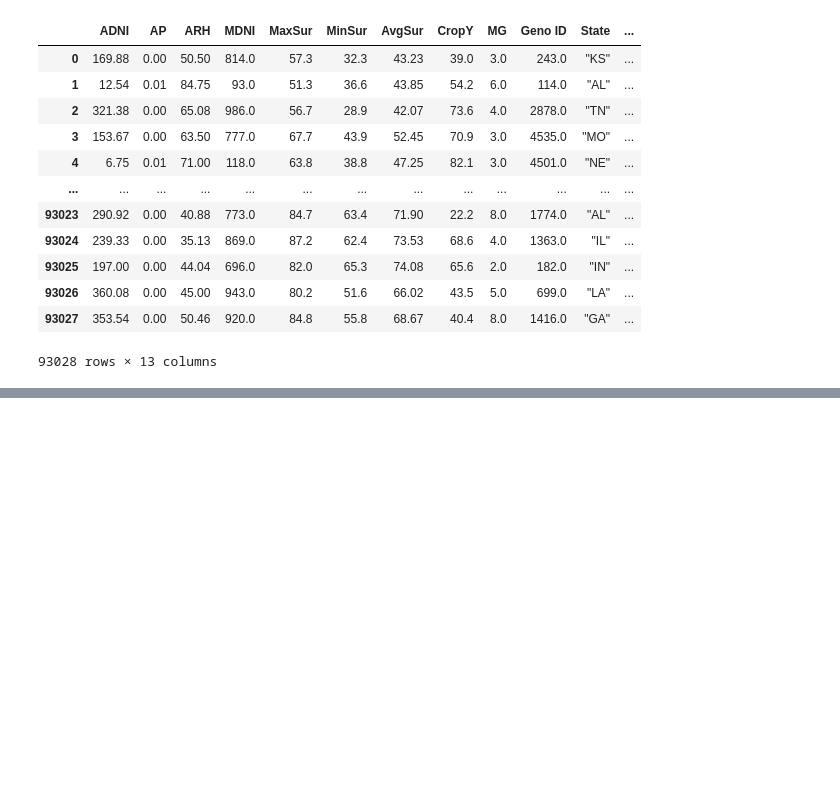
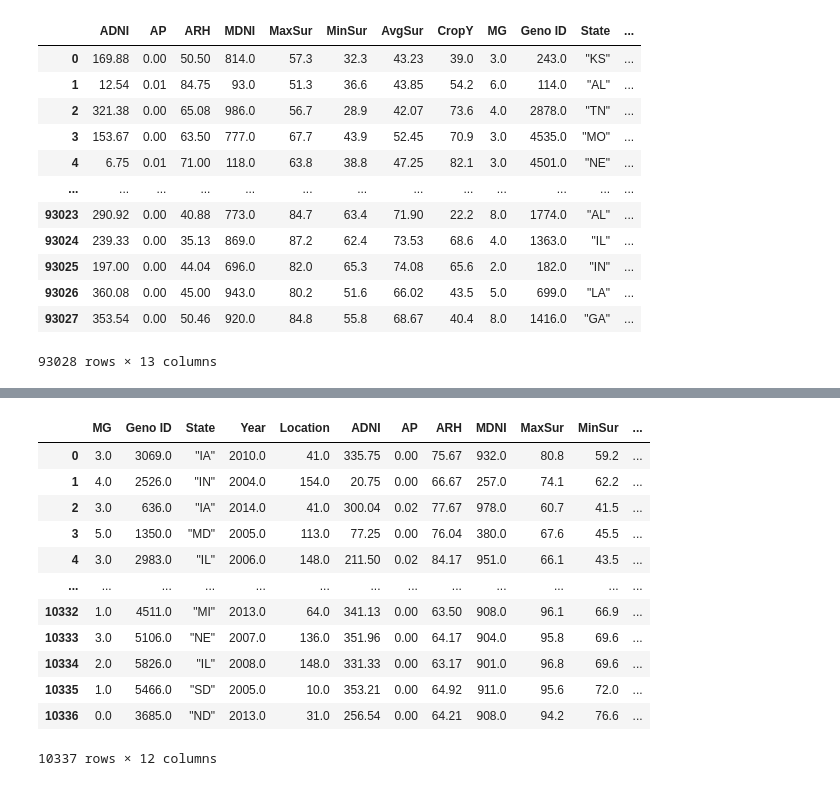
Before and after one commit to DerekColombo/ISTA_429_Midterm_Miracle_Grow, a Jupyter notebook: Dataset_Competition/RoughDraftModel.ipynb, the cells around one changed output, grey strips where cells are left out. Drawn from its saved outputs; the diff is of its cells as text; code cells hidden in the pictures; blank space fills up the shorter version.

```diff
--- a/Dataset_Competition/RoughDraftModel.ipynb
+++ b/Dataset_Competition/RoughDraftModel.ipynb
@@ -128,0 +138,26 @@ r_squared
+# %%
+newarr = testweather.reshape(10337*214, 7)
+df_test2 = pd.DataFrame(newarr)
+# %%
+df_test2 = df_test2.drop(df_test2.index[10337:])
+# %%
+df_test2.columns = ['ADNI','AP','ARH','MDNI','MaxSur','MinSur','AvgSur']
+df_test.columns = ['MG','Geno ID','State','Year','Location']
+# %%
+df_test = df_test.join(df_test2)
+# %%
+df_test
+# %% [output]
+|  | MG | Geno ID | State | Year | Location | ADNI | AP | ARH | MDNI | MaxSur | MinSur | ... |
+| 0 | 3.0 | 3069.0 | "IA" | 2010.0 | 41.0 | 335.75 | 0.00 | 75.67 | 932.0 | 80.8 | 59.2 | ... |
+| 1 | 4.0 | 2526.0 | "IN" | 2004.0 | 154.0 | 20.75 | 0.00 | 66.67 | 257.0 | 74.1 | 62.2 | ... |
+| 2 | 3.0 | 636.0 | "IA" | 2014.0 | 41.0 | 300.04 | 0.02 | 77.67 | 978.0 | 60.7 | 41.5 | ... |
+| 3 | 5.0 | 1350.0 | "MD" | 2005.0 | 113.0 | 77.25 | 0.00 | 76.04 | 380.0 | 67.6 | 45.5 | ... |
+| 4 | 3.0 | 2983.0 | "IL" | 2006.0 | 148.0 | 211.50 | 0.02 | 84.17 | 951.0 | 66.1 | 43.5 | ... |
+| ... | ... | ... | ... | ... | ... | ... | ... | ... | ... | ... | ... | ... |
+| 10332 | 1.0 | 4511.0 | "MI" | 2013.0 | 64.0 | 341.13 | 0.00 | 63.50 | 908.0 | 96.1 | 66.9 | ... |
+| 10333 | 3.0 | 5106.0 | "NE" | 2007.0 | 136.0 | 351.96 | 0.00 | 64.17 | 904.0 | 95.8 | 69.6 | ... |
+| 10334 | 2.0 | 5826.0 | "IL" | 2008.0 | 148.0 | 331.33 | 0.00 | 63.17 | 901.0 | 96.8 | 69.6 | ... |
+| 10335 | 1.0 | 5466.0 | "SD" | 2005.0 | 10.0 | 353.21 | 0.00 | 64.92 | 911.0 | 95.6 | 72.0 | ... |
+| 10336 | 0.0 | 3685.0 | "ND" | 2013.0 | 31.0 | 256.54 | 0.00 | 64.21 | 908.0 | 94.2 | 76.6 | ... |
+10337 rows × 12 columns
```
Also changed, not shown: parts of 8 cells of this notebook, 1 other file.
